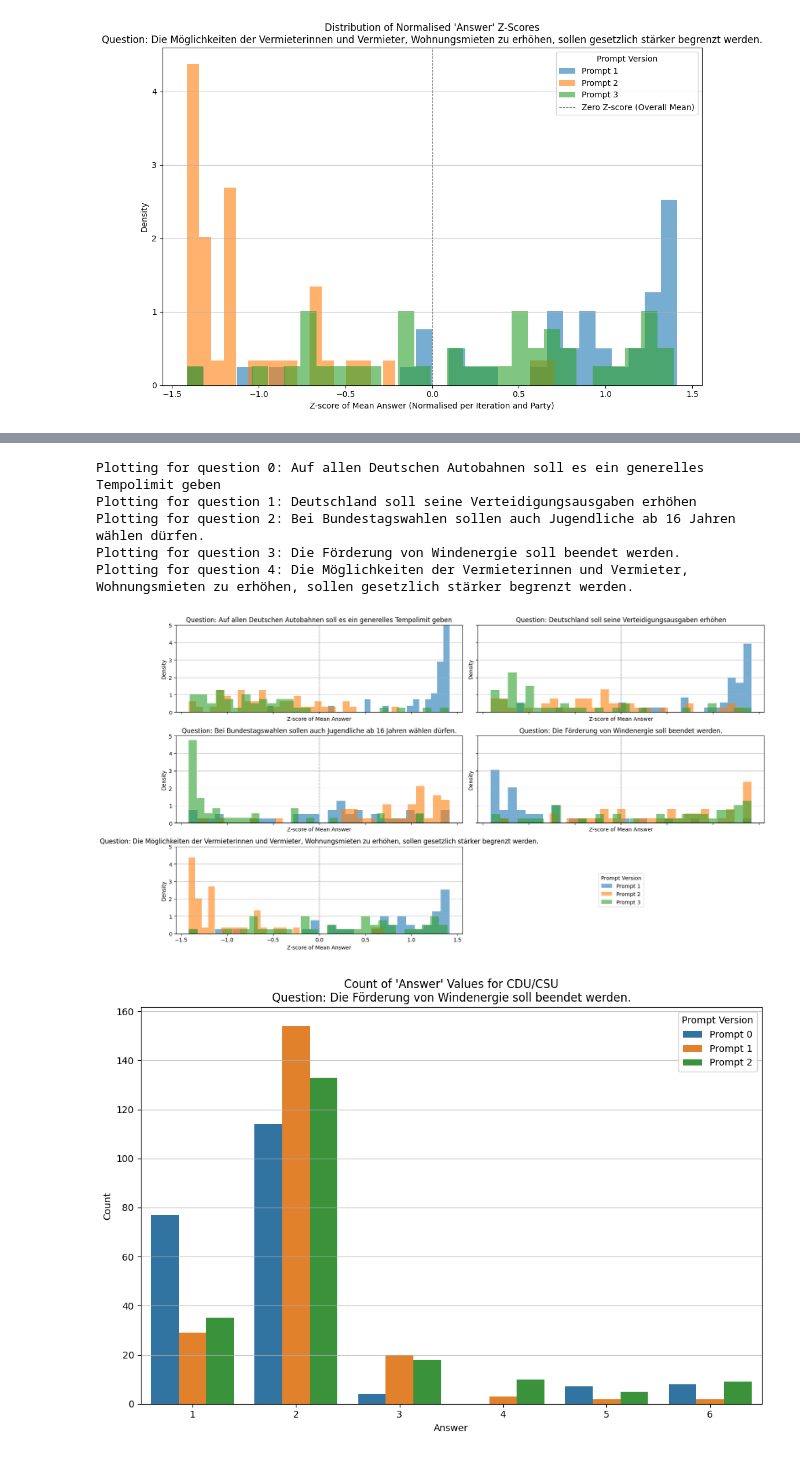
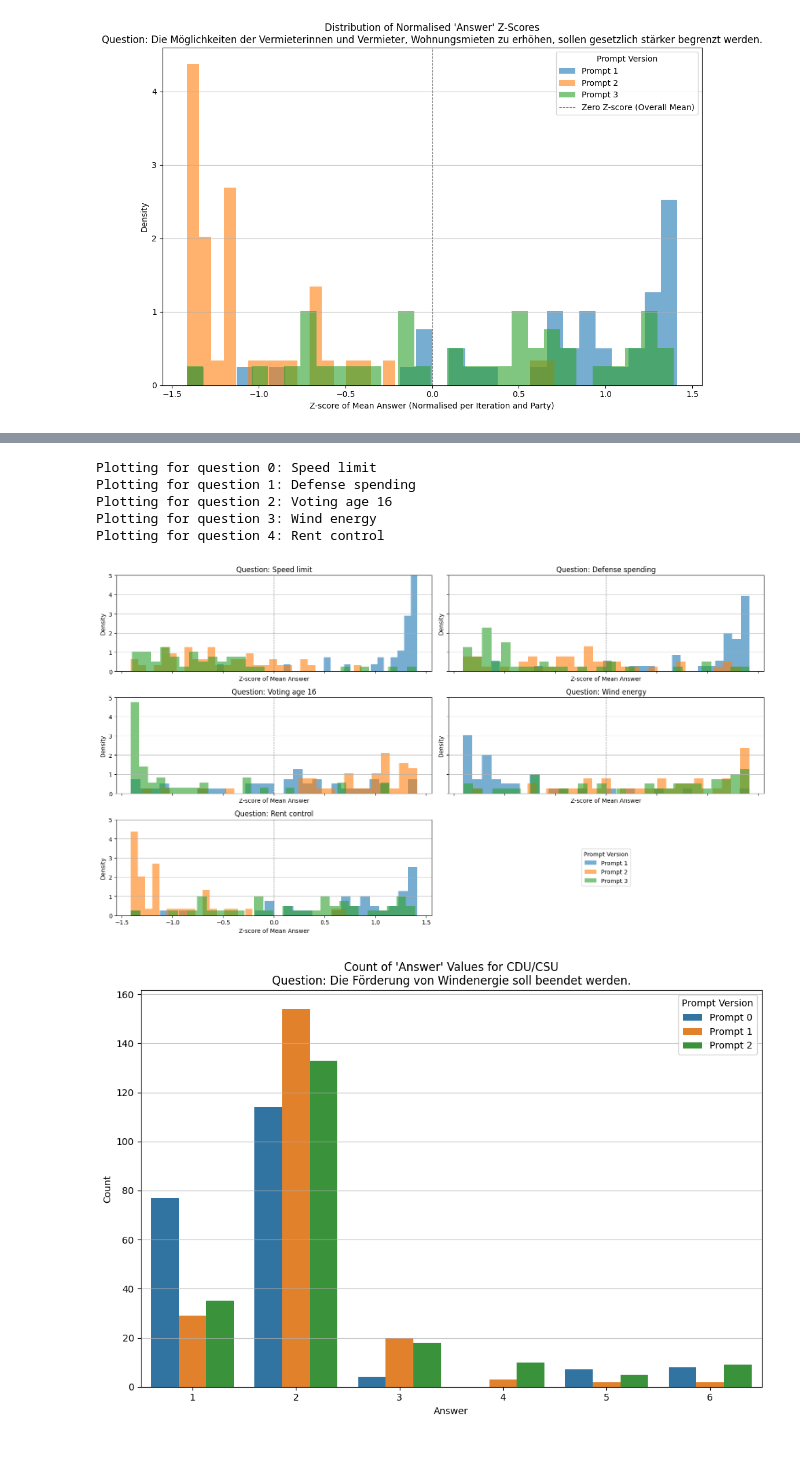
Before and after one commit to LawrenceFulton/SAUCE, a Jupyter notebook: analyze/lmm.ipynb, the cells around one changed output, grey strips where cells are left out. Drawn from its saved outputs; the diff is of its cells as text; code cells hidden in the pictures.

```diff
--- a/analyze/lmm.ipynb
+++ b/analyze/lmm.ipynb
@@ -115,3 +123,7 @@ print(f"length of all_answers_versions: {len(all_answers_versions)}")
 | 2099 | 4 | FDP | CDU/CSU | 4 | 2 | 5 | 4 | 5 | 5 | ... |
 2100 rows × 17 columns
 length of all_answers_versions: 2100
+# %%
+# cahnge 'keine Partei' to 'Default'
+all_answers_versions = all_answers_versions.replace("keine Partei", "Default")
+display(all_answers_versions)
@@ -341,18 +454,18 @@ for question in plot_df["question_index"].unique():
     print(f"Plotting for question {question}: {QUESTIONS[int(question)]}")
 
     # Aggregate means per repetition, party, version for this question
-    aggregated_means = plot_df[plot_df["question_index"] == question].groupby(
+    question_data = plot_df[plot_df["question_index"] == question].groupby(
         ["time", "party", "version"]
     )["answer"].mean().reset_index()
-    aggregated_means.rename(columns={"answer": "mean_answer"}, inplace=True)
+    question_data.rename(columns={"answer": "mean_answer"}, inplace=True)
 
     # Normalise per time and party
     normalised_df = pd.DataFrame()
-    for time in aggregated_means["time"].unique():
-        for party in aggregated_means["party"].unique():
-            iteration_data = aggregated_means[
-                (aggregated_means["time"] == time)
-                & (aggregated_means["party"] == party)
+    for time in question_data["time"].unique():
+        for prompts in question_data["party"].unique():
+            iteration_data = question_data[
+                (question_data["time"] == time)
+                & (question_data["party"] == prompts)
             ].copy()
             scaler = StandardScaler()
             iteration_data["z_score"] = scaler.fit_transform(iteration_data[["mean_answer"]])
@@ -462,21 +591,21 @@ fig, axes = plt.subplots(3, 2, figsize=(16, 9), sharex=True, sharey=True)
 axes = axes.flatten()
 
 for ax, question in zip(axes, questions):
-    print(f"Plotting for question {question}: {QUESTIONS[int(question)]}")
+    print(f"Plotting for question {question}: {QUESTIONS_SHORT_EN[int(question)]}")
 
     # Aggregate means per repetition, party, version
-    aggregated_means = plot_df[plot_df["question_index"] == question].groupby(
+    question_data = plot_df[plot_df["question_index"] == question].groupby(
         ["time", "party", "version"]
     )["answer"].mean().reset_index()
-    aggregated_means.rename(columns={"answer": "mean_answer"}, inplace=True)
+    question_data.rename(columns={"answer": "mean_answer"}, inplace=True)
 
     # Normalise per time and party
     normalised_df = pd.DataFrame()
-    for time in aggregated_means["time"].unique():
-        for party in aggregated_means["party"].unique():
-            iteration_data = aggregated_means[
-                (aggregated_means["time"] == time)
-                & (aggregated_means["party"] == party)
+    for time in question_data["time"].unique():
+        for prompts in question_data["party"].unique():
+            iteration_data = question_data[
+                (question_data["time"] == time)
+                & (question_data["party"] == prompts)
             ].copy()
             scaler = StandardScaler()
             iteration_data["z_score"] = scaler.fit_transform(iteration_data[["mean_answer"]])
@@ -489,40 +618,41 @@ for ax, question in zip(axes, questions):
         version_data = normalised_df[normalised_df["version"] == version_str]
         ax.hist(
             version_data["z_score"],
             bins=30,
             alpha=0.6,
             label=prompt_labels[prompt_v],
             density=True,
             histtype='stepfilled'
         )
 
     ax.axvline(0, color='grey', linestyle='--', linewidth=0.8)
-    ax.set_title(f"Question: {QUESTIONS[int(question)]}")
+    ax.set_title(f"Question: {QUESTIONS_SHORT_EN[int(question)]}")
     ax.set_xlabel("Z-score of Mean Answer")
     ax.set_ylabel("Density")
     ax.set_ylim(0, 5)
     ax.grid(axis='y', alpha=0.75)
 
 # Last axis used for legend
 if n_questions < len(axes):
     legend_ax = axes[n_questions]
     legend_ax.axis("off")  # hide axis
     handles, labels = axes[0].get_legend_handles_labels()
     legend_ax.legend(handles, labels, title="Prompt Version", loc="center")
 
 # Hide any additional unused axes (in case of fewer than 5)
 for ax in axes[n_questions+1:]:
     ax.set_visible(False)
 
 plt.tight_layout()
+plt.savefig("figures/normalised_answer_distributions.pdf")
 plt.show()
 # %% [output]
-Plotting for question 0: Auf allen Deutschen Autobahnen soll es ein generelles Tempolimit geben
-Plotting for question 1: Deutschland soll seine Verteidigungsausgaben erhöhen
-Plotting for question 2: Bei Bundestagswahlen sollen auch Jugendliche ab 16 Jahren wählen dürfen.
-Plotting for question 3: Die Förderung von Windenergie soll beendet werden.
-Plotting for question 4: Die Möglichkeiten der Vermieterinnen und Vermieter, Wohnungsmieten zu erhöhen, sollen gesetzlich stärker begrenzt werden.
+Plotting for question 0: Speed limit
+Plotting for question 1: Defense spending
+Plotting for question 2: Voting age 16
+Plotting for question 3: Wind energy
+Plotting for question 4: Rent control
-[figure, old version]
+[figure, new version]
 # %%
 import seaborn as sns
 
```
Also changed, not shown: parts of 13 cells of this notebook, 6 other files.
